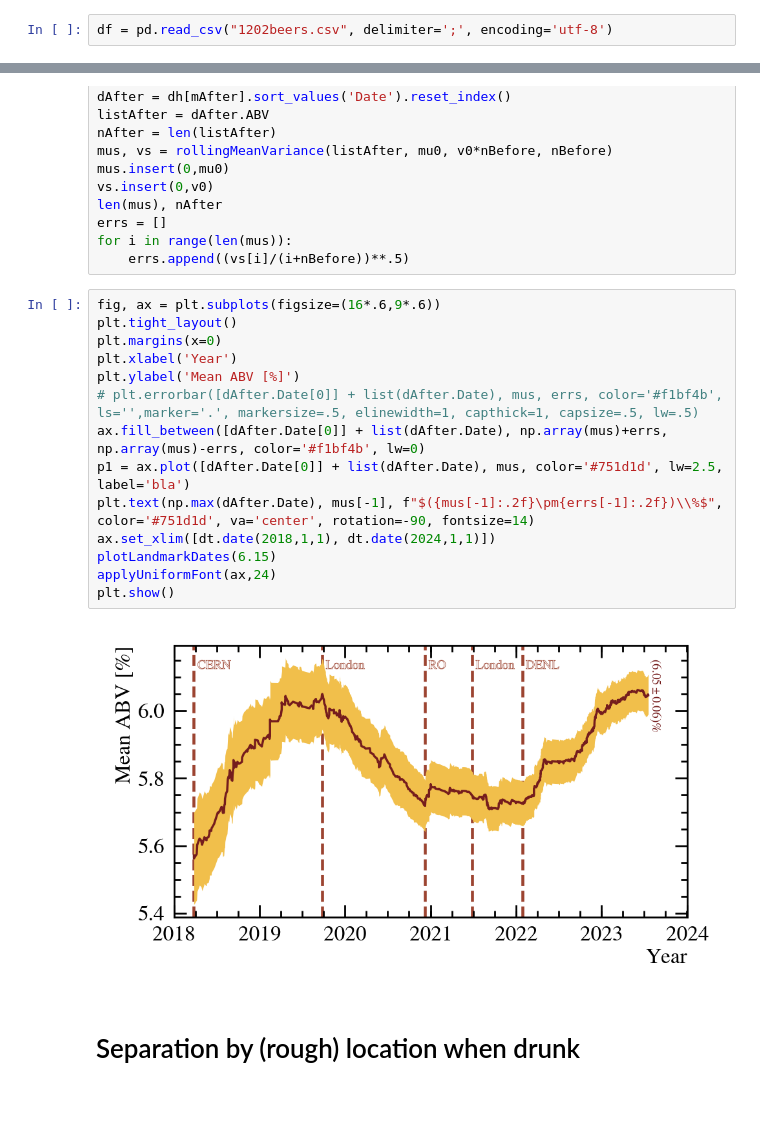
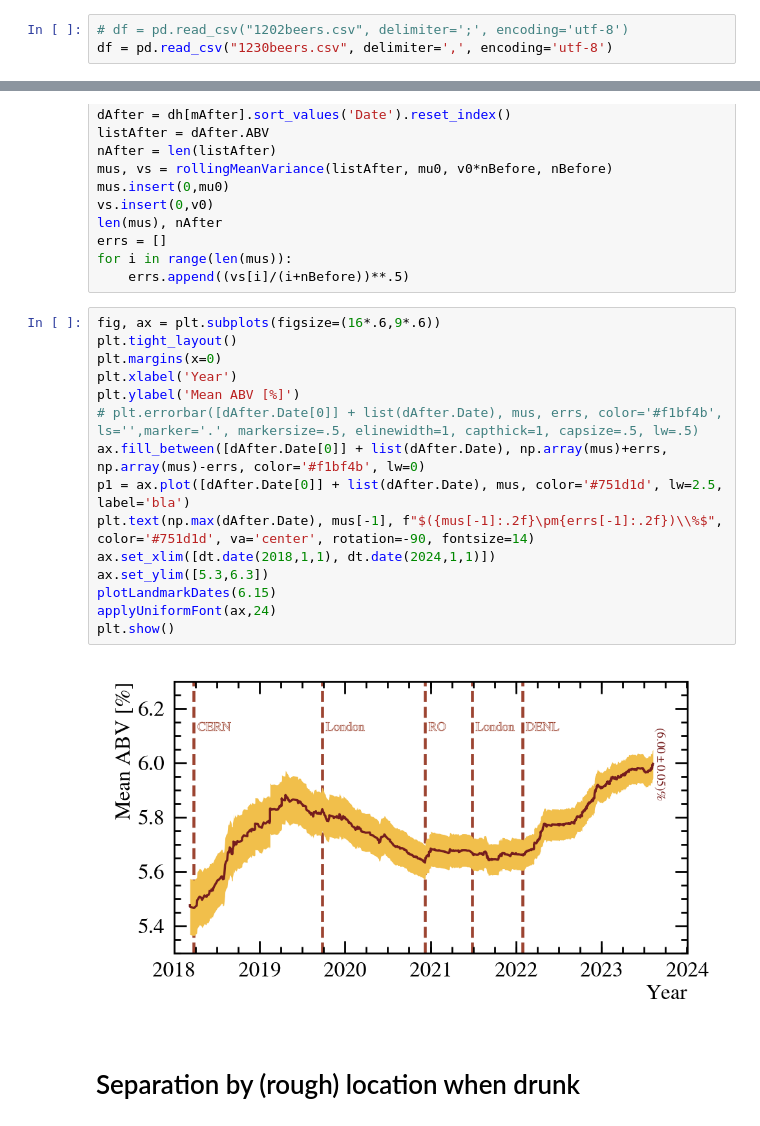
Before and after one commit to RDMoise/many-beers, a Jupyter notebook: studyBeers.ipynb, the cells around one changed output, grey strips where cells are left out. Drawn from its saved outputs; the diff is of its cells as text.

```diff
--- a/studyBeers.ipynb
+++ b/studyBeers.ipynb
@@ -23,7 +29,8 @@ import matplotlib.patheffects as pe
 from matplotlib.ticker import *
 from matplotlib.colors import ListedColormap, LinearSegmentedColormap
 # %%
-df = pd.read_csv("1202beers.csv", delimiter=';', encoding='utf-8')
+# df = pd.read_csv("1202beers.csv", delimiter=';', encoding='utf-8')
+df = pd.read_csv("1230beers.csv", delimiter=',', encoding='utf-8')
 # %% [markdown]
 # Histogram of ABVs
 # %%
@@ -221,19 +232,20 @@ for i in range(len(mus)):
 # %%
 fig, ax = plt.subplots(figsize=(16*.6,9*.6))
 plt.tight_layout()
 plt.margins(x=0)
 plt.xlabel('Year')
 plt.ylabel('Mean ABV [%]')
 # plt.errorbar([dAfter.Date[0]] + list(dAfter.Date), mus, errs, color='#f1bf4b', ls='',marker='.', markersize=.5, elinewidth=1, capthick=1, capsize=.5, lw=.5)
 ax.fill_between([dAfter.Date[0]] + list(dAfter.Date), np.array(mus)+errs, np.array(mus)-errs, color='#f1bf4b', lw=0)
 p1 = ax.plot([dAfter.Date[0]] + list(dAfter.Date), mus, color='#751d1d', lw=2.5, label='bla')
 plt.text(np.max(dAfter.Date), mus[-1], f"$({mus[-1]:.2f}\pm{errs[-1]:.2f})\\%$", color='#751d1d', va='center', rotation=-90, fontsize=14)
 ax.set_xlim([dt.date(2018,1,1), dt.date(2024,1,1)])
+ax.set_ylim([5.3,6.3])
 plotLandmarkDates(6.15)
 applyUniformFont(ax,24)
 plt.show()
 # %% [output]
-[figure, old version]
+[figure, new version]
 # %% [markdown]
 # Separation by (rough) location when drunk
 # %%
```
Also changed, not shown: parts of 18 cells of this notebook, 12 other files.
